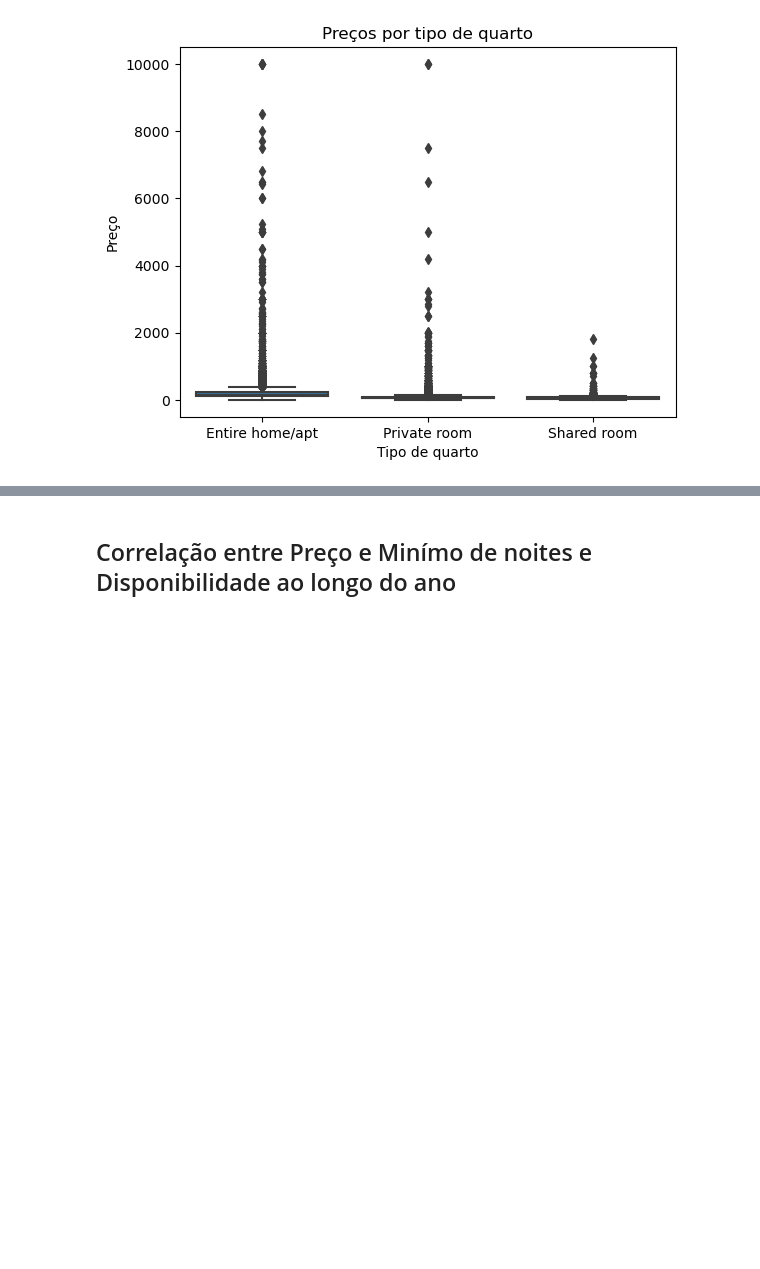
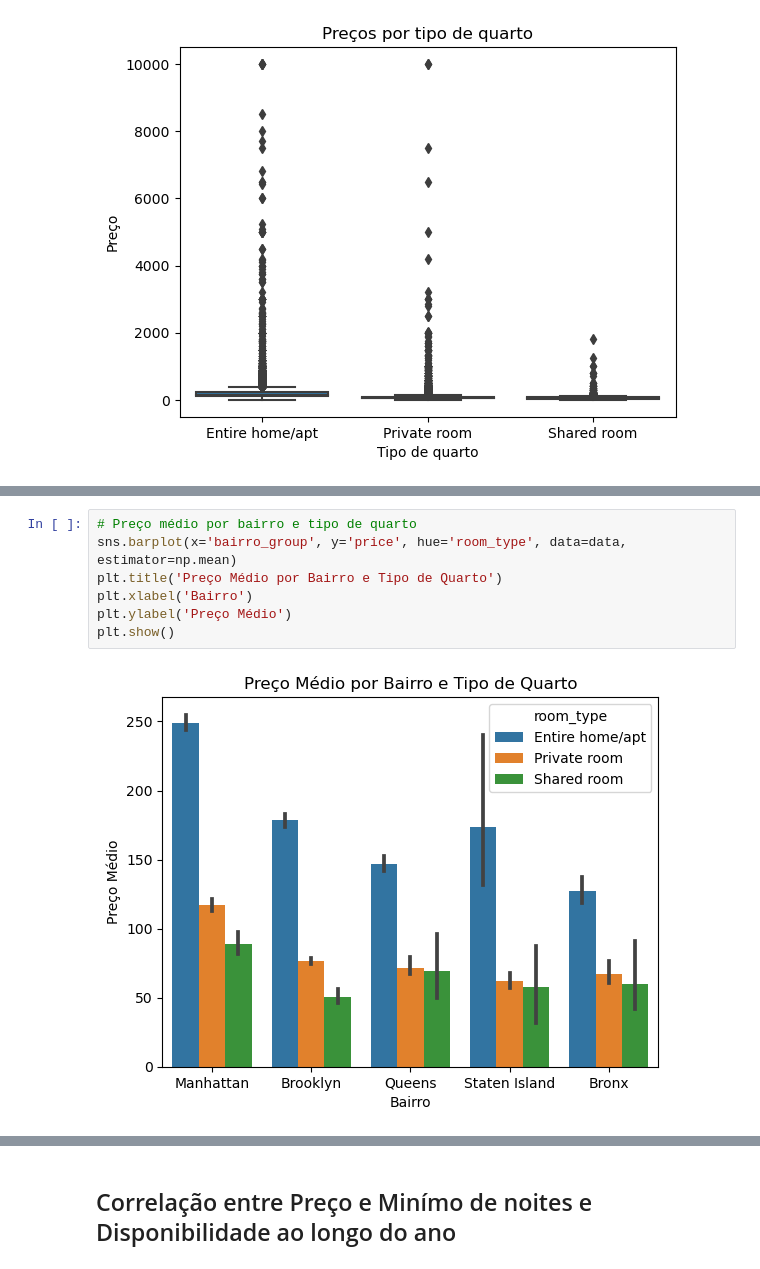
Before and after one commit to wellisonS/lighthouse-data-science, a Jupyter notebook: EDA.ipynb, the cells around one changed output, grey strips where cells are left out. Drawn from its saved outputs; the diff is of its cells as text; blank space fills up the shorter version.

```diff
--- a/EDA.ipynb
+++ b/EDA.ipynb
@@ -109,0 +121,9 @@ plt.show()
+# %%
+# Preço médio por bairro e tipo de quarto
+sns.barplot(x='bairro_group', y='price', hue='room_type', data=data, estimator=np.mean)
+plt.title('Preço Médio por Bairro e Tipo de Quarto')
+plt.xlabel('Bairro')
+plt.ylabel('Preço Médio')
+plt.show()
+# %% [output]
+[figure, added]
```
Also changed, not shown: parts of 7 cells of this notebook.
